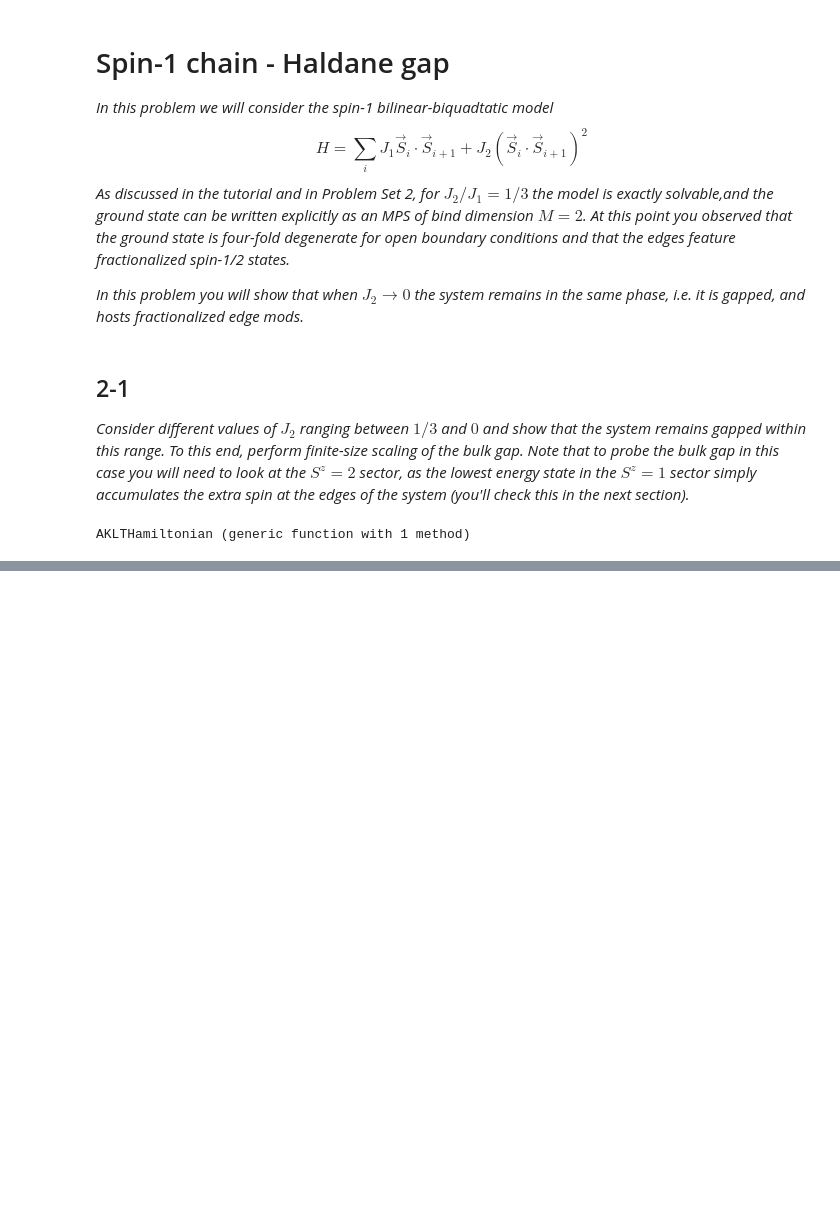
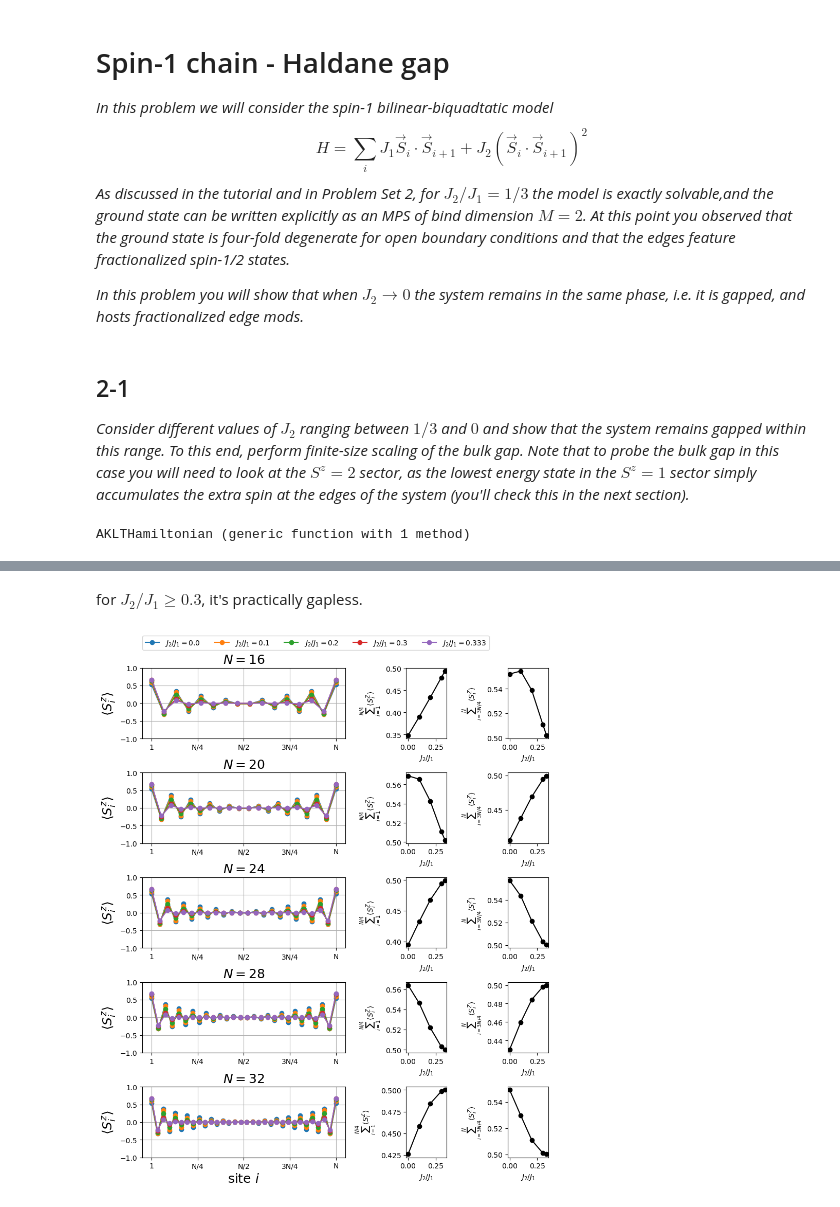
Before and after one commit to NOAMOPH/Computational-Methods-for-Many-Body-Physics, a Jupyter notebook: ProblemSets/PS03.ipynb, the cells around one changed output, grey strips where cells are left out. Saved outputs shown, nothing was run; the diff lists cells and outputs as text; code cells hidden in the pictures; blank space fills up the shorter version.

```diff
--- a/ProblemSets/PS03.ipynb
+++ b/ProblemSets/PS03.ipynb
@@ -252,0 +343,37 @@ end
+# %% [markdown]
+for $J_2/J_1 \geq 0.3$, it's practically gapless.
+# %%
+fig,ax = subplots(length(Ns),3,figsize=(9,11),gridspec_kw=Dict("width_ratios" => [5, 1,1]))
+
+for (i,N) in enumerate(Ns)
+    left_Sz = []
+    right_Sz = []
+    for (j,J2) in enumerate(J2s)
+        # LinRange(0,1,N)
+        ax[i,1].plot(LinRange(0,1,N),expect(psis[j+(i-1)*length(Ns)],"Sz"),"-o",label=L"J_2/J_1="*string(round(J2,digits=3)))
+        append!(left_Sz,sum(expect(psis[j+(i-1)*length(Ns)],"Sz")[1:div(N,4)]))
+        append!(right_Sz,sum(expect(psis[j+(i-1)*length(Ns)],"Sz")[3*div(N,4):N]))
+    end
+    ax[i,1].set_ylabel(L"$\langle S^z_i \rangle$", fontsize=18)
+    ax[i,1].set_xticks(0:0.25:1)
+    ax[i,1].set_xticklabels(["1","N/4","N/2","3N/4","N"])
+    ax[i,1].set_title(L"$N=$"*string(N),fontsize=18)
+    ax[i,1].set_ylim([-1,1])
+    ax[i,1].grid()
+
+    ax[i,2].plot(J2s,left_Sz,"-o",color="black")
+    ax[i,2].set_xlabel(L"$J_2/J_1$")
+    ax[i,2].set_ylabel(L"$\sum_{i=1}^{N/4}\langle S^Z_i \rangle$")
+
+    ax[i,3].plot(J2s,right_Sz,"-o",color="black")
+    ax[i,3].set_xlabel(L"$J_2/J_1$")
+    ax[i,3].set_ylabel(L"$\sum_{i=3N/4}^N \langle S^Z_i \rangle$")
+    # ax[i,2].set_yticks([])
+end
+
+ax[5,1].set_xlabel(L"site $i$", fontsize=18)
+ax[1,1].legend(loc=(0,1.25),ncol=5)
+fig.tight_layout(w_pad=-15)
+gcf()
+# %% [output]
+[figure, added]
```
Also changed, not shown: parts of 5 cells of this notebook, 2 other files.
